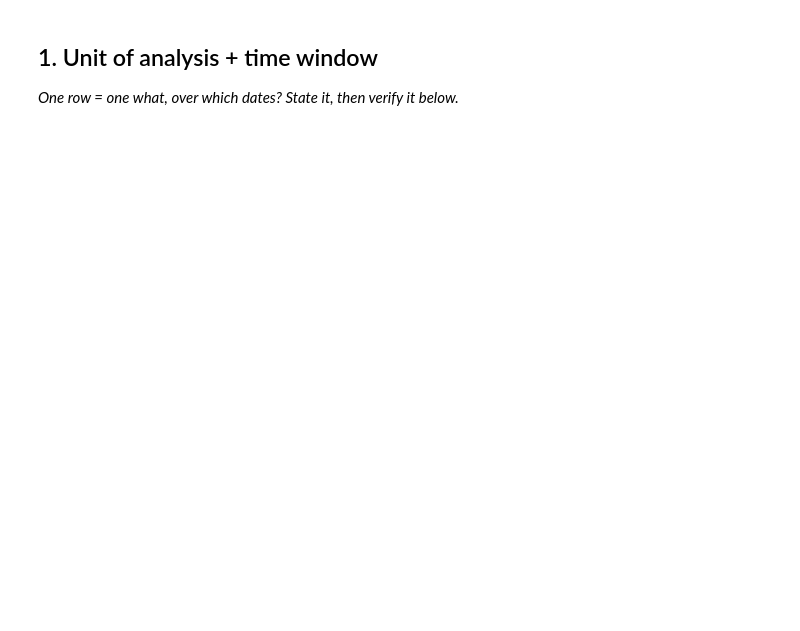
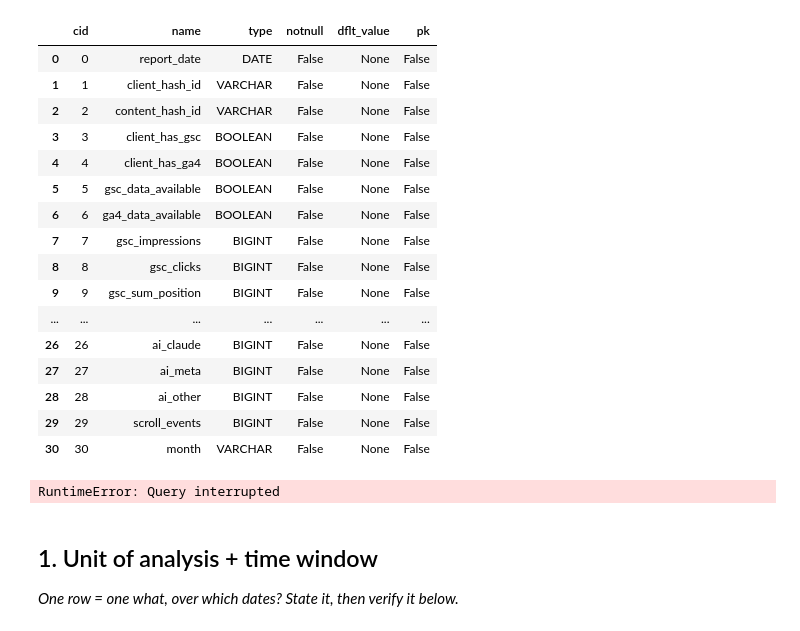
Before and after one commit to Ikramkhan-gif1/FlyRank-ML-Internship, a Jupyter notebook: work/notebooks/w03_data_contract.ipynb, the cells around one changed output. Saved outputs shown, nothing was run; the diff lists cells and outputs as text; code cells hidden in the pictures; blank space fills up the shorter version.

```diff
--- a/work/notebooks/w03_data_contract.ipynb
+++ b/work/notebooks/w03_data_contract.ipynb
@@ -9,3 +84,55 @@ This skeleton is yours to fill. Work the sections **in order** — each one has
+# %%
+import pandas as pd # Ensure pandas is imported for fetchdf() in case it wasn't already
+
+# Inspect the actual schema as the single source of truth
+query_schema = "PRAGMA table_info('fact_content_daily_performance');"
+schema_df = con.execute(query_schema).fetchdf()
+display(schema_df)
+# %% [output]
+|  | cid | name | type | notnull | dflt_value | pk |
+| 0 | 0 | report_date | DATE | False | None | False |
+| 1 | 1 | client_hash_id | VARCHAR | False | None | False |
+| 2 | 2 | content_hash_id | VARCHAR | False | None | False |
+| 3 | 3 | client_has_gsc | BOOLEAN | False | None | False |
+| 4 | 4 | client_has_ga4 | BOOLEAN | False | None | False |
+| 5 | 5 | gsc_data_available | BOOLEAN | False | None | False |
+| 6 | 6 | ga4_data_available | BOOLEAN | False | None | False |
+| 7 | 7 | gsc_impressions | BIGINT | False | None | False |
+| 8 | 8 | gsc_clicks | BIGINT | False | None | False |
+| 9 | 9 | gsc_sum_position | BIGINT | False | None | False |
+| ... | ... | ... | ... | ... | ... | ... |
+| 26 | 26 | ai_claude | BIGINT | False | None | False |
+| 27 | 27 | ai_meta | BIGINT | False | None | False |
+| 28 | 28 | ai_other | BIGINT | False | None | False |
+| 29 | 29 | scroll_events | BIGINT | False | None | False |
+| 30 | 30 | month | VARCHAR | False | None | False |
+# %%
+# Verify the unit of analysis and time window for March 2026
+query = """
+SELECT
+    COUNT(*) AS total_rows,
+    COUNT(DISTINCT (report_date, client_hash_id, content_hash_id)) AS distinct_grain_rows,
+    MIN(report_date) AS min_report_date,
+    MAX(report_date) AS max_report_date
+FROM fact_content_daily_performance
+WHERE report_date BETWEEN '2026-03-01' AND '2026-03-31';
+"""
+display(con.execute(query).fetchdf())
+
+query_duplicates = """
+SELECT
+    report_date,
+    client_hash_id,
+    content_hash_id,
+    COUNT(*) AS duplicate_count
+FROM fact_content_daily_performance
+WHERE report_date BETWEEN '2026-03-01' AND '2026-03-31'
+GROUP BY report_date, client_hash_id, content_hash_id
+HAVING COUNT(*) > 1;
+"""
+display(con.execute(query_duplicates).fetchdf())
+# %% [output]
+RuntimeError: Query interrupted
 # %% [markdown]
 ## 1. Unit of analysis + time window
 
```
Also changed, not shown: parts of 18 cells of this notebook.
